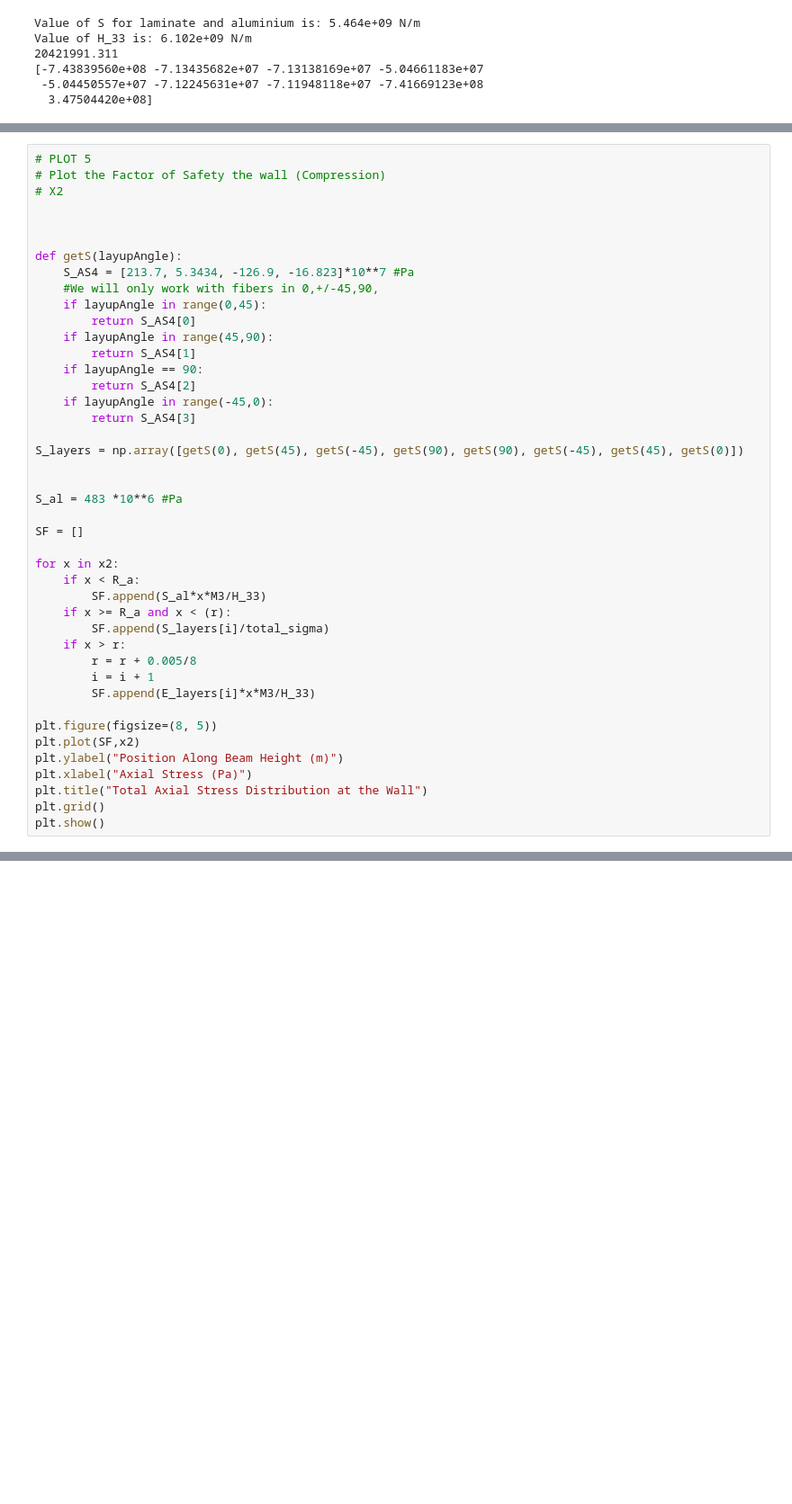
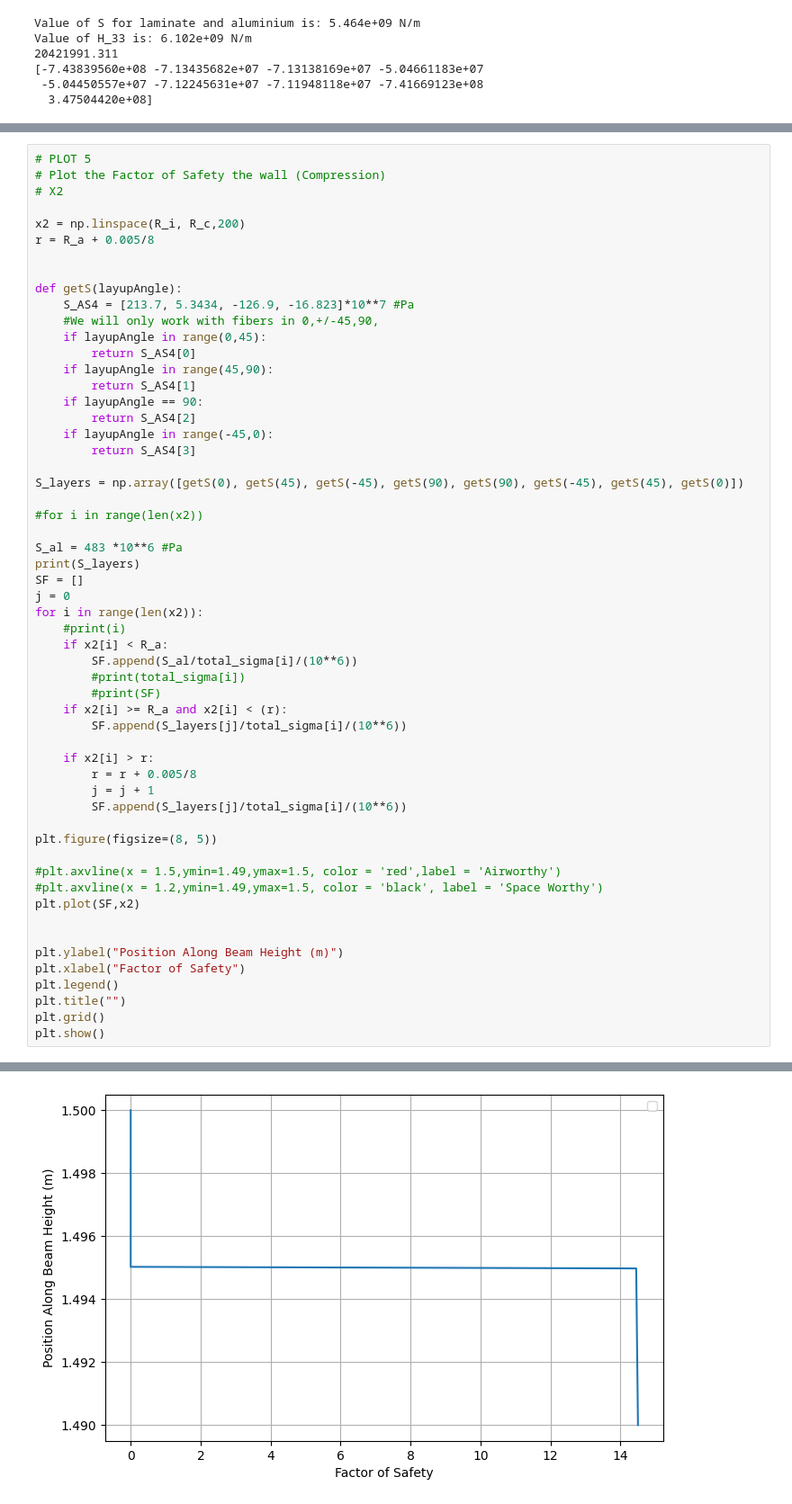
Before and after one commit to ndrichmond/EAE135Project2, a Jupyter notebook: main.ipynb, the cells around one changed output, grey strips where cells are left out. Shown at 90% size. Saved outputs shown, nothing was run; the diff lists cells and outputs as text; blank space fills up the shorter version.

Commit message:
Plot 5.1

```diff
--- a/main.ipynb
+++ b/main.ipynb
@@ -251,6 +251,8 @@ plt.show()
 # Plot the Factor of Safety the wall (Compression)
 # X2
 
+x2 = np.linspace(R_i, R_c,200)
+r = R_a + 0.005/8
 
 
 def getS(layupAngle):
@@ -267,26 +269,37 @@ def getS(layupAngle):
 
 S_layers = np.array([getS(0), getS(45), getS(-45), getS(90), getS(90), getS(-45), getS(45), getS(0)])
 
+#for i in range(len(x2))
 
 S_al = 483 *10**6 #Pa
+print(S_layers)
+SF = []
+j = 0
+for i in range(len(x2)):
+    #print(i)
+    if x2[i] < R_a:
+        SF.append(S_al/total_sigma[i]/(10**6))
+        #print(total_sigma[i])
+        #print(SF)
+    if x2[i] >= R_a and x2[i] < (r):
+        SF.append(S_layers[j]/total_sigma[i]/(10**6))
 
-SF = []
-
-for x in x2:
-    if x < R_a:
-        SF.append(S_al*x*M3/H_33)
-    if x >= R_a and x < (r):
-        SF.append(S_layers[i]/total_sigma)
-    if x > r:
+    if x2[i] > r:
         r = r + 0.005/8
-        i = i + 1
-        SF.append(E_layers[i]*x*M3/H_33)
+        j = j + 1
+        SF.append(S_layers[j]/total_sigma[i]/(10**6))
 
 plt.figure(figsize=(8, 5))
+
+#plt.axvline(x = 1.5,ymin=1.49,ymax=1.5, color = 'red',label = 'Airworthy')
+#plt.axvline(x = 1.2,ymin=1.49,ymax=1.5, color = 'black', label = 'Space Worthy')
 plt.plot(SF,x2)
+
+
 plt.ylabel("Position Along Beam Height (m)")
-plt.xlabel("Axial Stress (Pa)")
-plt.title("Total Axial Stress Distribution at the Wall")
+plt.xlabel("Factor of Safety")
+plt.legend()
+plt.title("")
 plt.grid()
 plt.show()
 # %% [output]
@@ -293,0 +308 @@ IndentationError: expected an indented block after 'if' statement on line 14 (18
+[figure, added]
```
Also changed, not shown: parts of 1 cell of this notebook.
